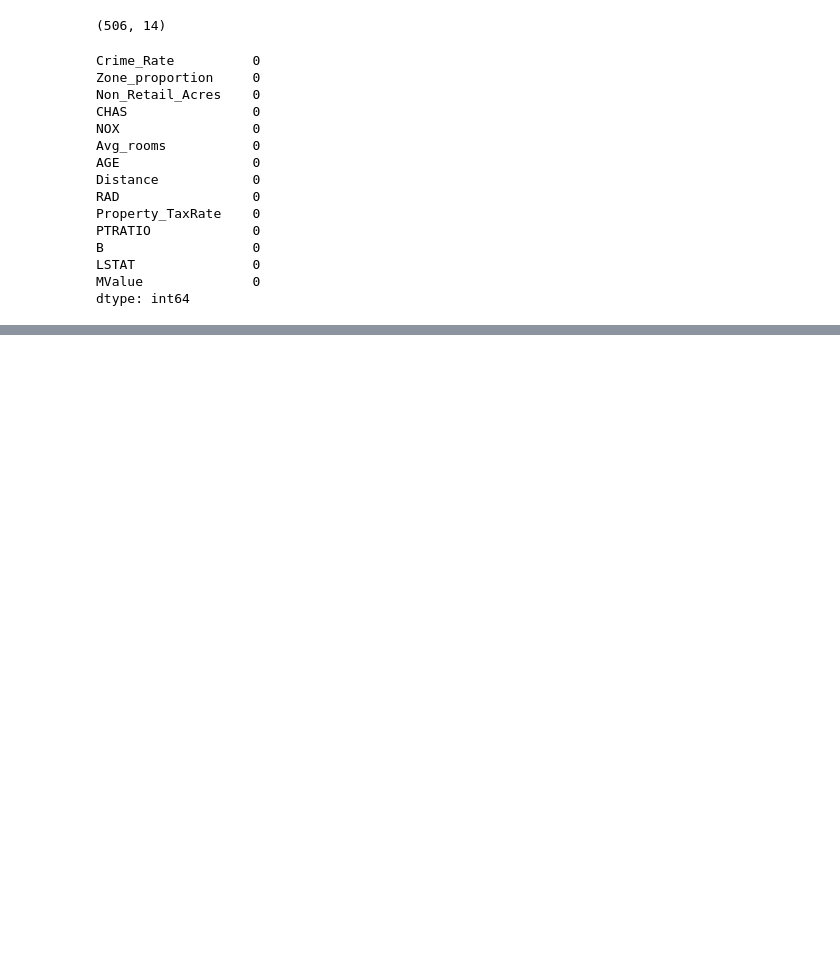
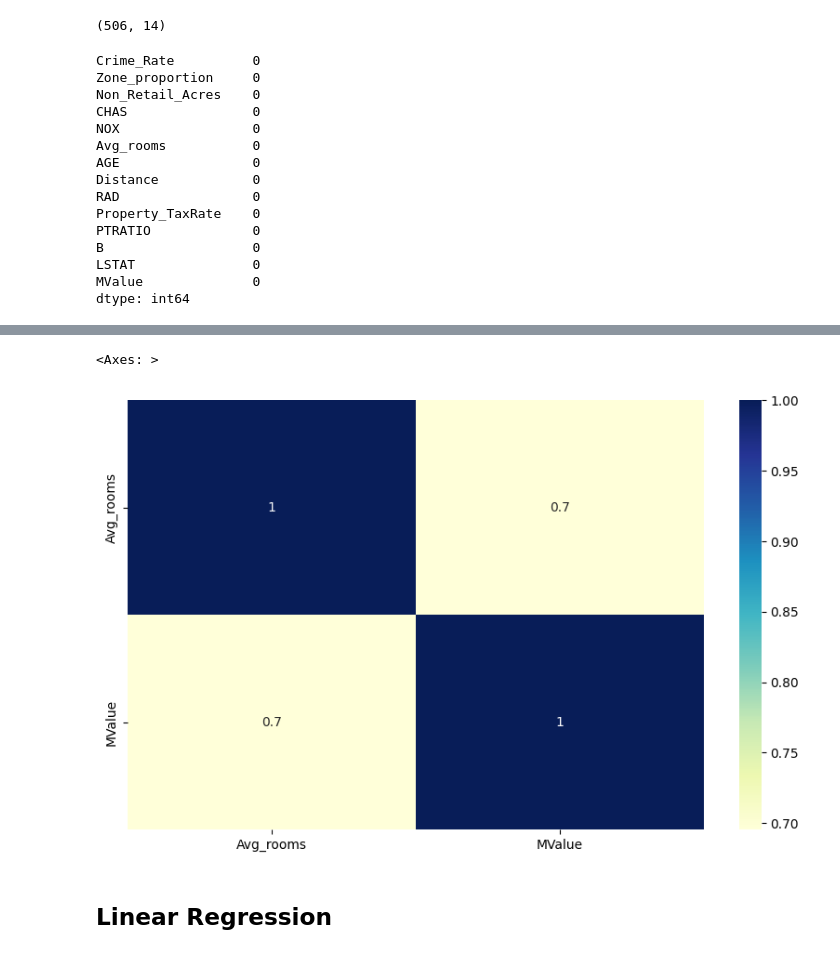
Before and after one commit to noelmt7/AML_LAB1, a Jupyter notebook: 2348538_Lab1.ipynb, the cells around one changed output, grey strips where cells are left out. Cells and saved outputs as stored; diff of their text form; code cells hidden in the pictures; blank space fills up the shorter version.

```diff
--- a/2348538_Lab1.ipynb
+++ b/2348538_Lab1.ipynb
@@ -36,0 +106,10 @@ dtype: int64
+# %%
+subset_df = df[["Avg_rooms", "MValue"]]
+
+corr_matrix = subset_df.corr()
+# %%
+plt.figure(figsize = (10,6))
+sns.heatmap(corr_matrix, cmap = 'YlGnBu', annot = True)
+# %% [output]
+<Axes: >
+[figure, added]
@@ -36,0 +124,2 @@ dtype: int64
+# %% [markdown]
+## **Linear Regression**
```
Also changed, not shown: parts of 23 cells of this notebook.
